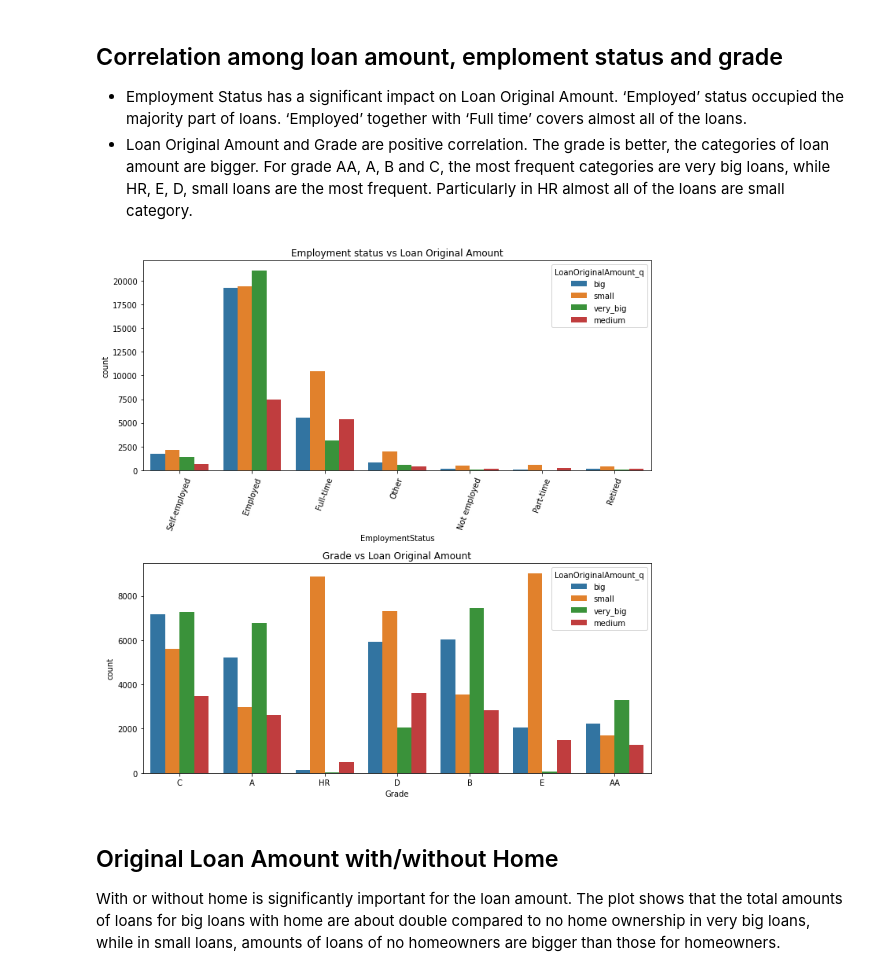
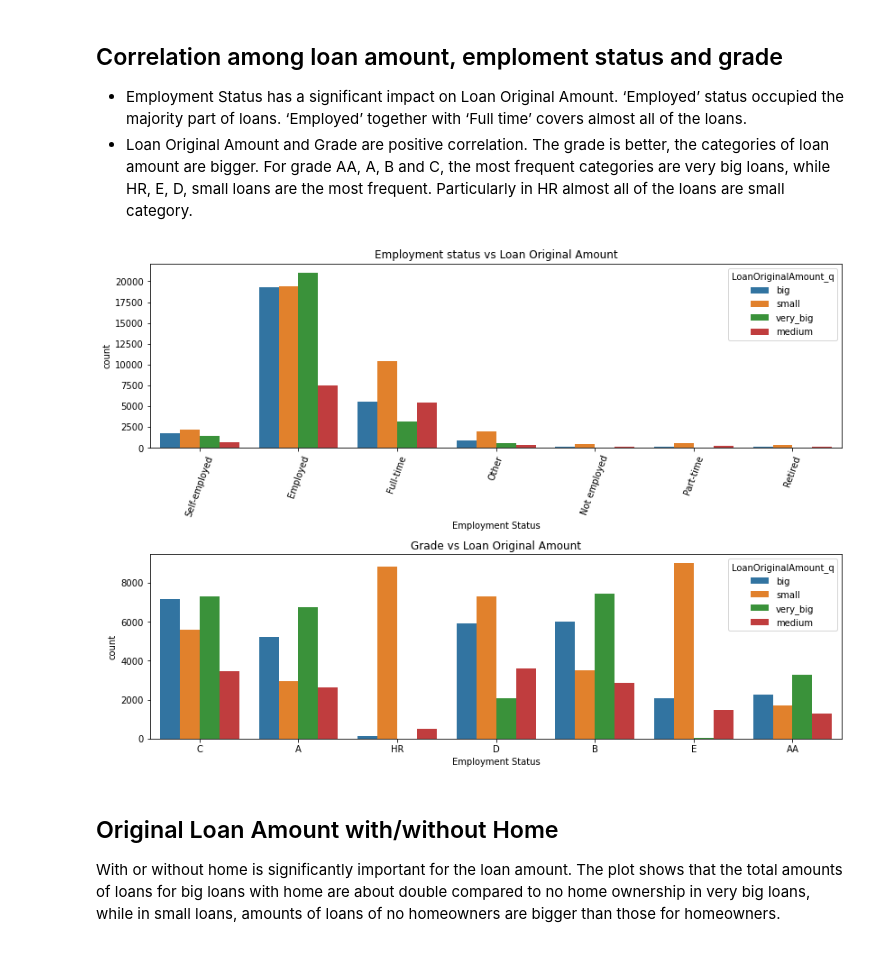
Before and after one commit to wythe0513/Prosper_Loan, a Jupyter notebook: slide_deck_template.ipynb, the cells around one changed output. Cells and saved outputs as stored; diff of their text form; code cells hidden in the pictures.

Commit message:
slide_deck_template change size of the plot and labels

```diff
--- a/slide_deck_template.ipynb
+++ b/slide_deck_template.ipynb
@@ -69,20 +69,22 @@ plt.show();
  - Employment Status has a significant impact on Loan Original Amount. ‘Employed’ status  occupied the majority part of loans. ‘Employed’ together with ‘Full time’ covers almost all of the loans.
  - Loan Original Amount and Grade are positive correlation.  The grade is better, the categories of loan amount are bigger. For grade AA, A, B and C, the most frequent categories are very big loans, while HR, E, D, small loans are the most frequent. Particularly in HR almost all of the loans are small category.
 # %%
-plt.figure(figsize=[10,10])
+plt.figure(figsize=[11.69,8.27])
 
 plt.subplot(2,1,1)
 ax=sb.countplot(data=loan, x='EmploymentStatus', hue='LoanOriginalAmount_q');
 ax.set_xticklabels(ax.get_xticklabels(), rotation=70);
+plt.xlabel('Employment Status')
 plt.title('Employment status vs Loan Original Amount')
 plt.tight_layout();
 
 plt.subplot(2,1,2)
 sb.countplot(data=loan, x='Grade', hue='LoanOriginalAmount_q');
+plt.xlabel('Employment Status')
 plt.title('Grade vs Loan Original Amount');
 plt.tight_layout();
 # %% [output]
-[figure, old version]
+[figure, new version]
 # %% [markdown]
 ## Original Loan Amount with/without Home
 
```
Also changed, not shown: parts of 1 cell of this notebook.
